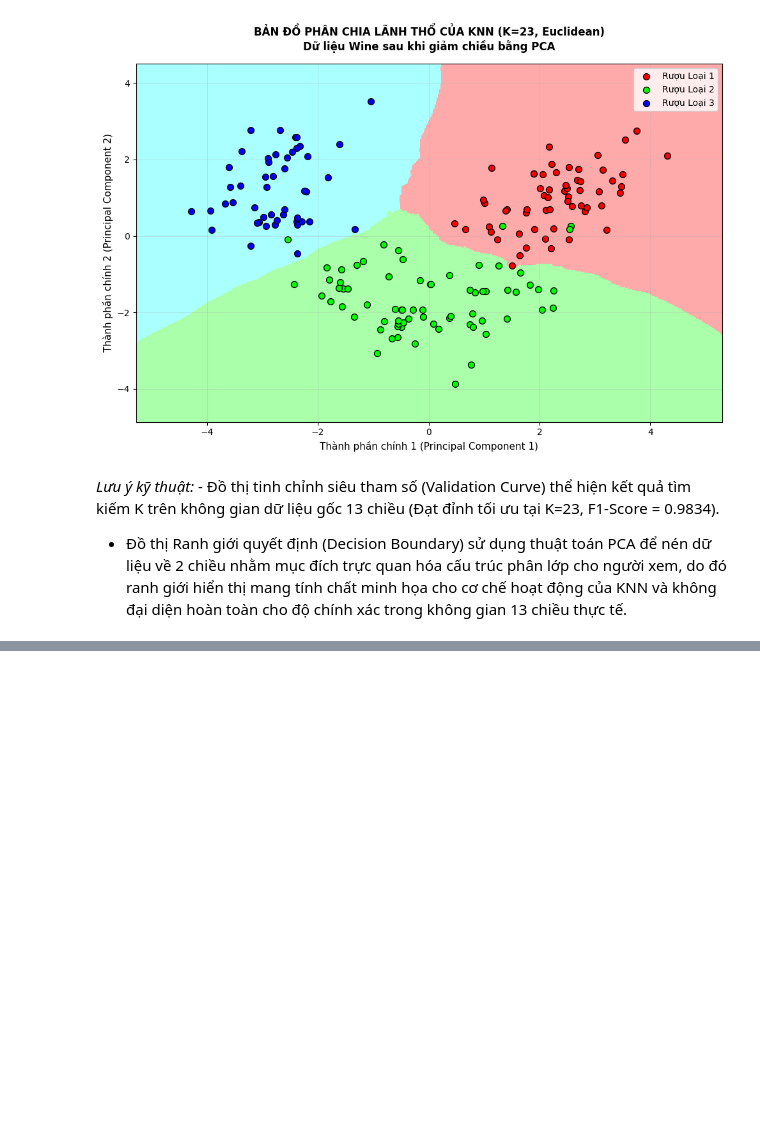
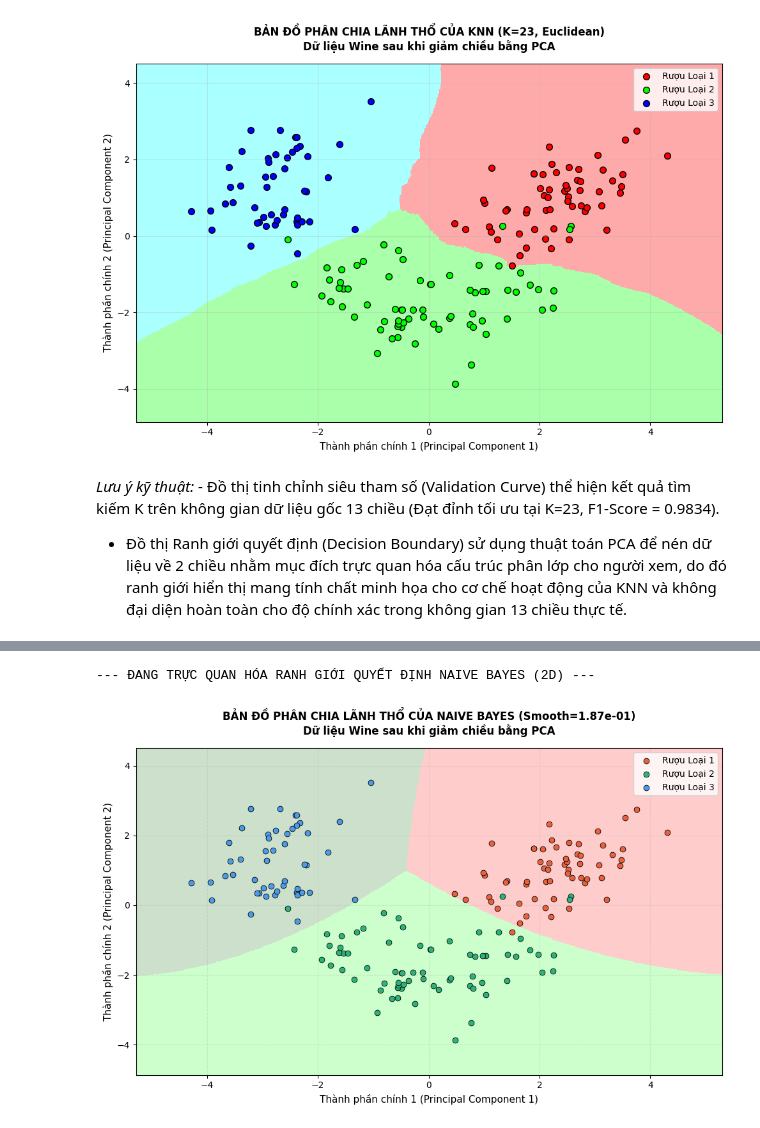
Before and after one commit to minhthu54/Wine-Classification-DataMining, a Jupyter notebook: wine_week1.ipynb, the cells around one changed output, grey strips where cells are left out. Cells and saved outputs as stored; diff of their text form; code cells hidden in the pictures; blank space fills up the shorter version.

```diff
--- a/wine_week1.ipynb
+++ b/wine_week1.ipynb
@@ -430,0 +471,60 @@ KẾT QUẢ TỐI ƯU MÔ HÌNH NAIVE BAYES:
+# %%
+from matplotlib.colors import ListedColormap
+
+print("--- ĐANG TRỰC QUAN HÓA RANH GIỚI QUYẾT ĐỊNH NAIVE BAYES (2D) ---")
+
+# 1. Giảm chiều dữ liệu huấn luyện về 2D bằng PCA (Kế thừa từ Tuần 1)
+pca_2d = PCA(n_components=2, random_state=42)
+X_pca_2d = pca_2d.fit_transform(X_input)
+
+# 2. Huấn luyện lại Naive Bayes trên không gian 2D với tham số var_smoothing tối ưu nhất
+nb_2d = GaussianNB(var_smoothing=best_nb_params['var_smoothing'])
+nb_2d.fit(X_pca_2d, y_input)
+
+# 3. Thiết lập lưới (Meshgrid) để lấy tọa độ phủ toàn bộ đồ thị
+x_min, x_max = X_pca_2d[:, 0].min() - 1, X_pca_2d[:, 0].max() + 1
+y_min, y_max = X_pca_2d[:, 1].min() - 1, X_pca_2d[:, 1].max() + 1
+xx, yy = np.meshgrid(np.arange(x_min, x_max, 0.02),
+                     np.arange(y_min, y_max, 0.02))
+
+# 4. Dự đoán lớp cho từng điểm trên lưới tọa độ
+Z = nb_2d.predict(np.c_[xx.ravel(), yy.ravel()])
+Z = Z.reshape(xx.shape)
+
+# 5. Định nghĩa bảng màu (Tông màu nền nhạt và chấm dữ liệu đậm tương ứng)
+cmap_light = ListedColormap(['#FFAAAA', '#AAFFAA', '#AACCAA']) # Đỏ nhạt, Xanh lá nhạt, Xanh dương nhạt
+cmap_bold  = ['#E8613C', '#2DB37A', '#4C9BE8']                # Cam/Đỏ, Xanh lá, Xanh dương giống Tuần 1
+
+# 6. Tiến hành vẽ đồ thị
+plt.figure(figsize=(10, 6.5), facecolor='white')
+ax = plt.axes()
+ax.set_facecolor('white')
+
+# Vẽ các vùng không gian ranh giới quyết định
+plt.pcolormesh(xx, yy, Z, cmap=cmap_light, alpha=0.6, shading='auto')
+
+# Vẽ các chấm dữ liệu thực tế của từng loại rượu lên đồ thị
+unique_classes = np.unique(y_input)
+for cls in unique_classes:
+    mask = (y_input == cls)
+    plt.scatter(X_pca_2d[mask, 0], X_pca_2d[mask, 1],
+                c=cmap_bold[int(cls)-1], edgecolors='k', s=40, linewidths=0.6,
+                label=f'Rượu Loại {int(cls)}')
+
+# 7. Cấu hình định dạng nhãn và tiêu đề đồng bộ với KNN
+plt.xlim(xx.min(), xx.max())
+plt.ylim(yy.min(), yy.max())
+plt.xlabel('Thành phần chính 1 (Principal Component 1)', fontsize=11)
+plt.ylabel('Thành phần chính 2 (Principal Component 2)', fontsize=11)
+plt.title(f'BẢN ĐỒ PHÂN CHIA LÃNH THỔ CỦA NAIVE BAYES (Smooth={best_nb_params["var_smoothing"]:.2e})\nDữ liệu Wine sau khi giảm chiều bằng PCA',
+          fontsize=12, fontweight='bold', pad=15)
+plt.legend(loc='upper right', frameon=True)
+plt.grid(True, alpha=0.3, linestyle='--')
+
+plt.tight_layout()
+# Lưu đồ thị ra tệp hình ảnh
+plt.savefig('naive_bayes_decision_boundary.png', dpi=150)
+plt.show()
+# %% [output]
+--- ĐANG TRỰC QUAN HÓA RANH GIỚI QUYẾT ĐỊNH NAIVE BAYES (2D) ---
+[figure, added]
```
Also changed, not shown: parts of 6 cells of this notebook.
